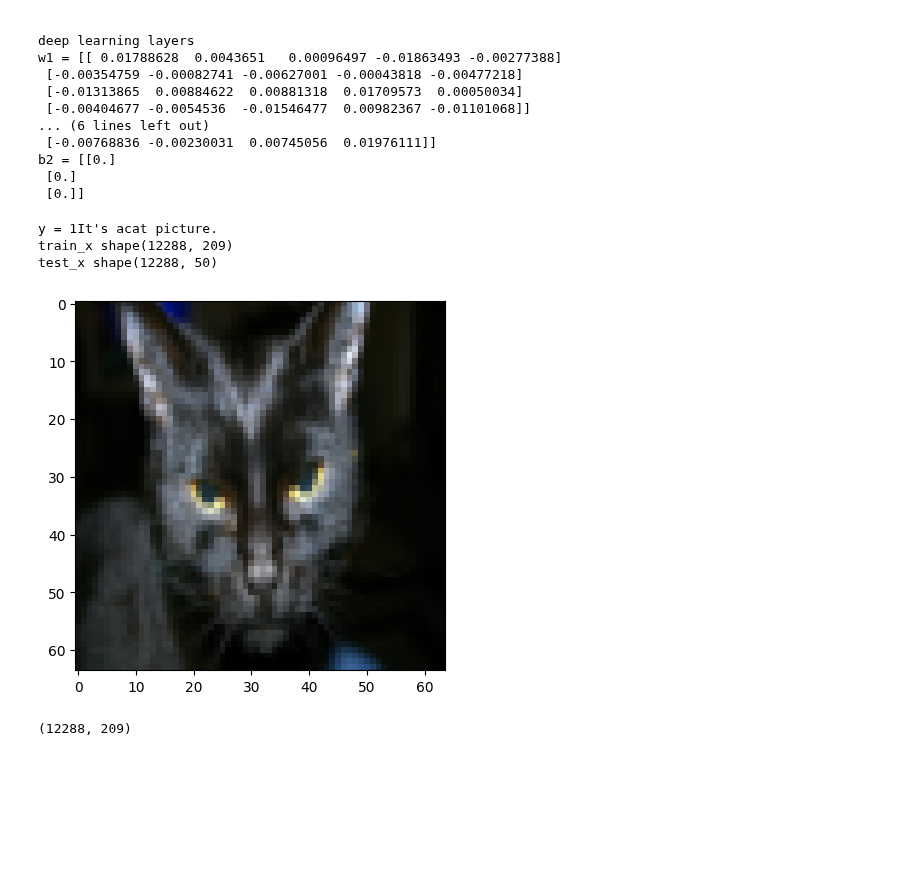
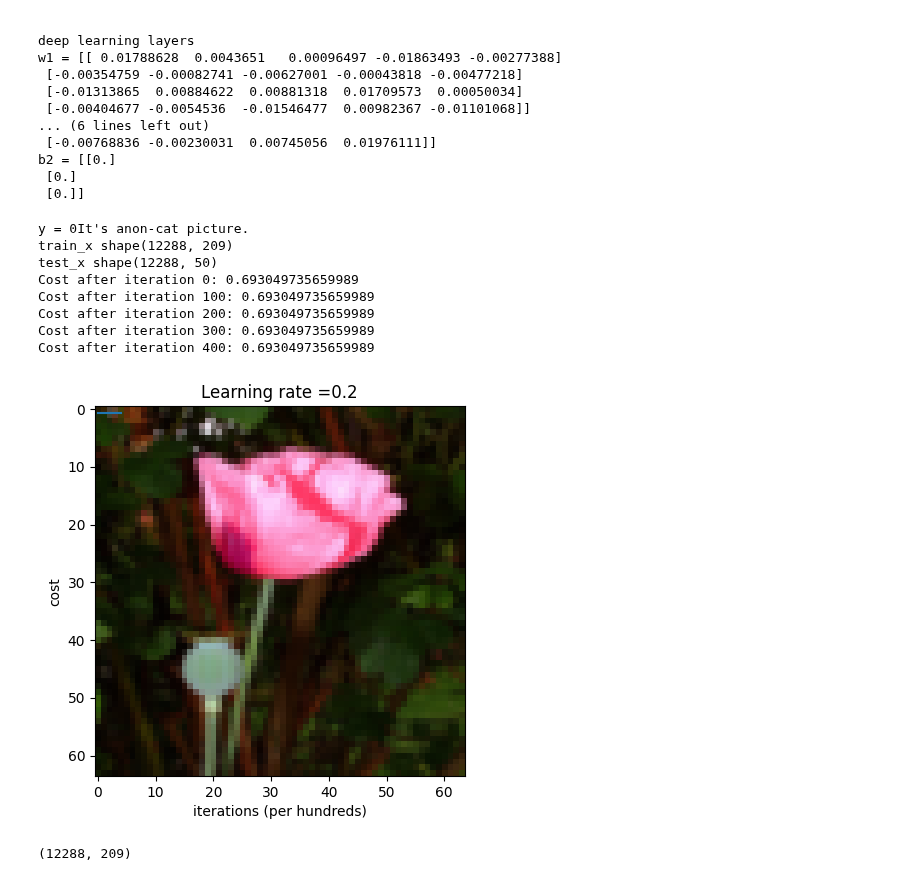
Before and after one commit to Aboelsaood23/Aboelsaood23, a Jupyter notebook: specilaization_2_Course_1.ipynb, the cells around one changed output. Cells and saved outputs as stored; diff of their text form; code cells hidden in the pictures; blank space fills up the shorter version.

```diff
--- a/specilaization_2_Course_1.ipynb
+++ b/specilaization_2_Course_1.ipynb
@@ -971,36 +972,85 @@ classes =np.array(test_dataset["list_classes"][:])
 train_set_y_orig = train_set_y_orig.reshape((1, train_set_y_orig.shape[0])) #new shape(1,209)
 test_set_y_orig = test_set_y_orig.reshape((1, test_set_y_orig.shape[0])) #new shape(1,50)
 
 #rename datasets
 train_x_orig =train_set_x_orig
 test_x_orig =test_set_x_orig
 train_y= train_set_y_orig
 test_y =test_set_x_orig
 #let's show some images
-index =25
+index =30
 plt.imshow(train_x_orig[index])
 print("y = "+str(train_y[0,index])+"It's a"+classes[train_y[0,index]].decode("utf-8") +  " picture.")
 
 # reshape the training and test examples
 train_x_flatten =train_x_orig.reshape(train_x_orig.shape[0],-1).T #new shape (12288, 209)
 test_x_flatten=test_x_orig.reshape(test_x_orig.shape[0],-1).T #new shape (12288, 50)
 #Standardize data to have feature values between 0 and 1.
 train_x =train_x_flatten/255
 test_x =test_x_flatten/255
 
 print("train_x shape"+str(train_x.shape))
 print("test_x shape"+str(test_x.shape))
 
 #You will build two different models:
 #1 A 2-layer neural network
 #2 An L-layer deep neural network
 
 #check notes on slides
+
+#define model as image on slides
+n_x =12288
+n_h =7
+n_y =1
+layers_dims =(n_x,n_h,n_y)
+
+def two_layer_model(x,y,layers_dims,learning_rate=0.0075,num_iterations=3000,print_cost=False):
+  np.random.seed(1)
+  grads ={}
+  costs =[]
+  m =x.shape[1]
+  (n_x,n_h,n_y)=layers_dims
+  parameters=initialize_parameters(n_x,n_h,n_y)
+  w1 =parameters["w1"]
+  b1 =parameters["b1"]
+  w2 =parameters["w2"]
+  b2 =parameters["b2"]
+  for i in range(0,num_iterations):
+    A1,cache1 =linear_activation_forward(x,w1,b1,activation="relu")
+    A2,cache2 =linear_activation_forward(A1,w2,b2,activation ="sigmoid")
+    cost =compute_cost(A2,y)
+    #backpropagation
+    dA2 =(np.divide(y,A2)-np.divide(1-y,1-A2))
+    dA1,dw2,db2 =linear_activation_backward(dA2,cache2,activation="sigmoid")
+    dA0,dw1,db1 =linear_activation_backward(dA1,cache1,activation="relu")
+    grads['dw1']=dw1
+    grads['db1']=db1
+    grads['dw2']=dw2
+    grads['db2']=db2
+
+    if print_cost and i % 100 == 0:
+      print("Cost after iteration {}: {}".format(i, np.squeeze(cost)))
+    if print_cost and i % 100 == 0:
+      costs.append(cost)
+
+  plt.plot(np.squeeze(costs))
+  plt.ylabel('cost')
+  plt.xlabel('iterations (per hundreds)')
+  plt.title("Learning rate =" + str(learning_rate))
+  plt.show()
+
+#let's checl this function
+parameters = two_layer_model(train_x, train_y, layers_dims = (n_x, n_h, n_y), num_iterations = 500, print_cost=True)
 # %% [output]
-y = 1It's acat picture.
+y = 0It's anon-cat picture.
 train_x shape(12288, 209)
 test_x shape(12288, 50)
+Cost after iteration 0: 0.693049735659989
+Cost after iteration 100: 0.693049735659989
+Cost after iteration 200: 0.693049735659989
+Cost after iteration 300: 0.693049735659989
+Cost after iteration 400: 0.693049735659989
-[figure, old version]
+[figure, new version]
 # %%
 train_x_flatten.shape
 # %% [output]
```
Also changed, not shown: parts of 1 cell of this notebook.
